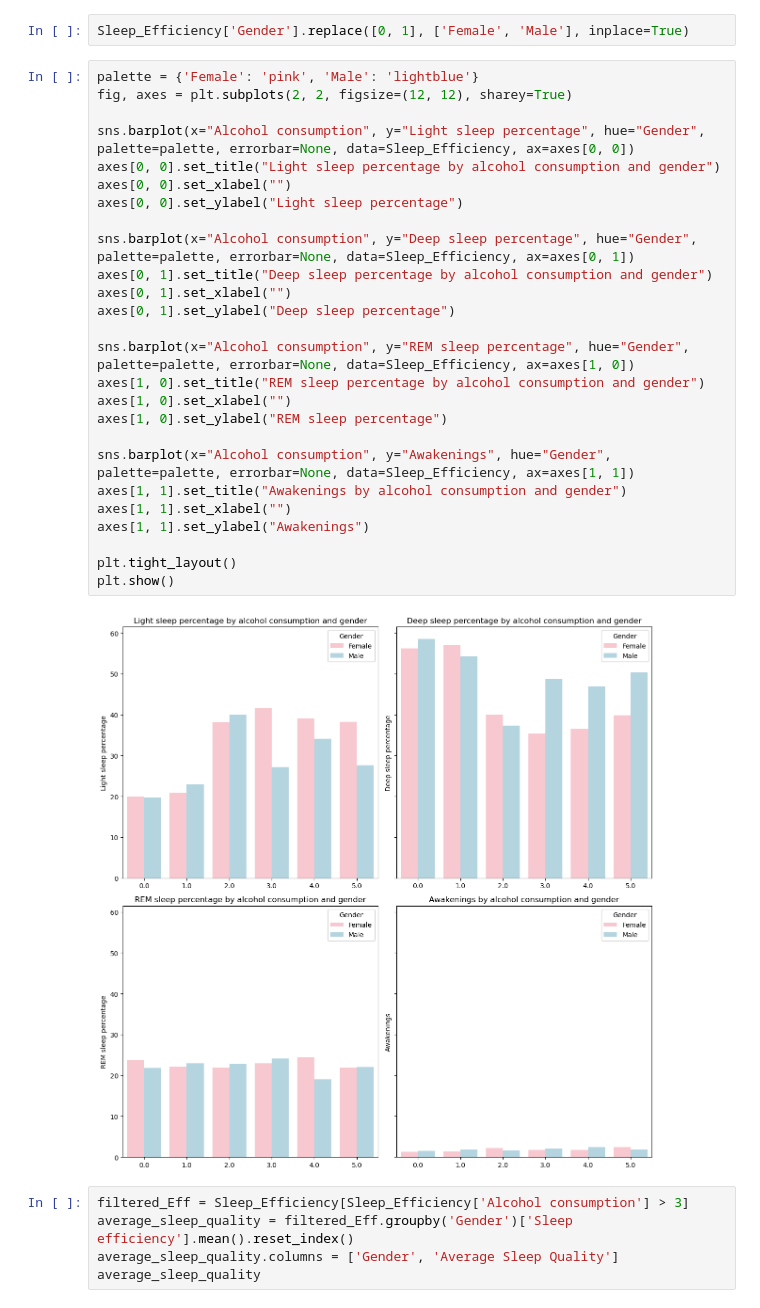
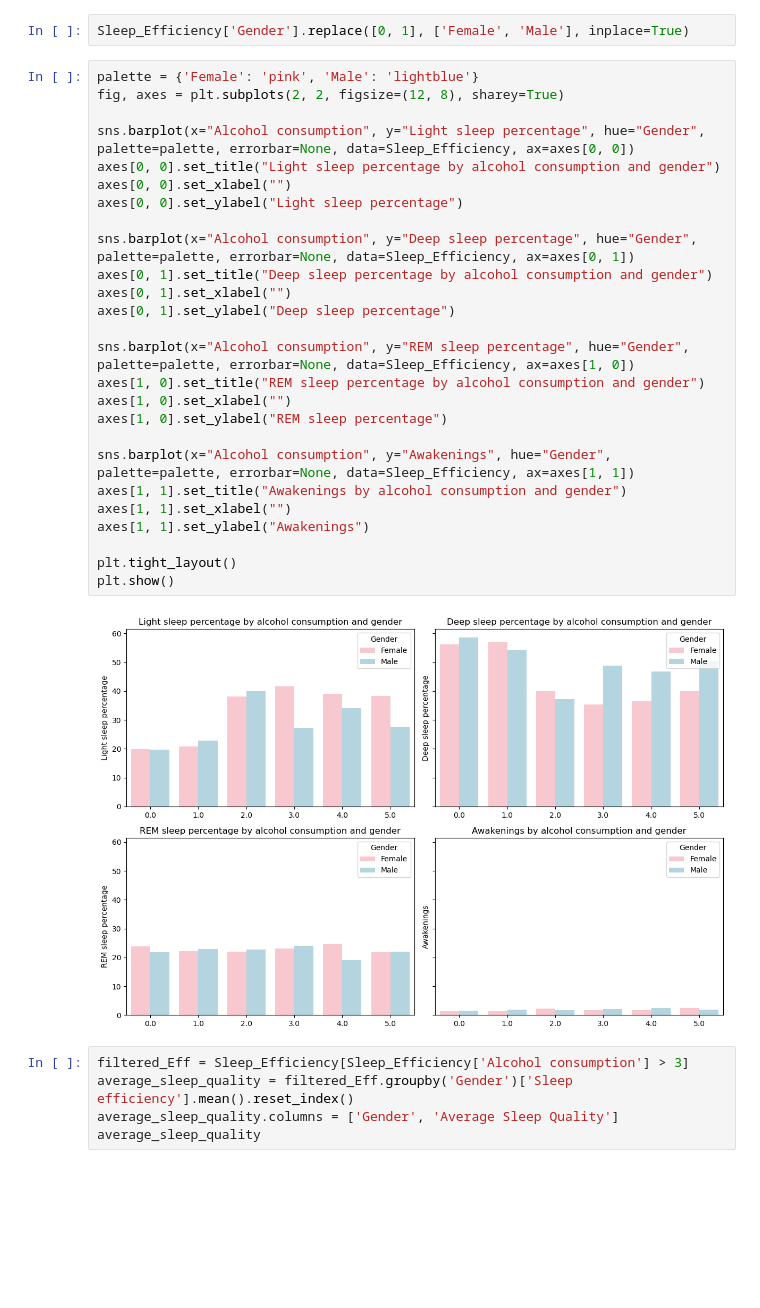
Before and after one commit to ZoeyKulp/Sleep-Efficiency, a Jupyter notebook: updated_sleep_eff_pro (1).ipynb, the cells around one changed output. Saved outputs shown, nothing was run; the diff lists cells and outputs as text; blank space fills up the shorter version.

```diff
--- a/updated_sleep_eff_pro (1).ipynb
+++ b/updated_sleep_eff_pro (1).ipynb
@@ -134,32 +139,32 @@ sns.heatmap(correlation_matrix,vmin=0 , vmax = 1,cmap='Blues' , annot=True);
 Sleep_Efficiency['Gender'].replace([0, 1], ['Female', 'Male'], inplace=True)
 # %%
 palette = {'Female': 'pink', 'Male': 'lightblue'}
-fig, axes = plt.subplots(2, 2, figsize=(12, 12), sharey=True)
+fig, axes = plt.subplots(2, 2, figsize=(12, 8), sharey=True)
 
 sns.barplot(x="Alcohol consumption", y="Light sleep percentage", hue="Gender", palette=palette, errorbar=None, data=Sleep_Efficiency, ax=axes[0, 0])
 axes[0, 0].set_title("Light sleep percentage by alcohol consumption and gender")
 axes[0, 0].set_xlabel("")
 axes[0, 0].set_ylabel("Light sleep percentage")
 
 sns.barplot(x="Alcohol consumption", y="Deep sleep percentage", hue="Gender", palette=palette, errorbar=None, data=Sleep_Efficiency, ax=axes[0, 1])
 axes[0, 1].set_title("Deep sleep percentage by alcohol consumption and gender")
 axes[0, 1].set_xlabel("")
 axes[0, 1].set_ylabel("Deep sleep percentage")
 
 sns.barplot(x="Alcohol consumption", y="REM sleep percentage", hue="Gender", palette=palette, errorbar=None, data=Sleep_Efficiency, ax=axes[1, 0])
 axes[1, 0].set_title("REM sleep percentage by alcohol consumption and gender")
 axes[1, 0].set_xlabel("")
 axes[1, 0].set_ylabel("REM sleep percentage")
 
 sns.barplot(x="Alcohol consumption", y="Awakenings", hue="Gender", palette=palette, errorbar=None, data=Sleep_Efficiency, ax=axes[1, 1])
 axes[1, 1].set_title("Awakenings by alcohol consumption and gender")
 axes[1, 1].set_xlabel("")
 axes[1, 1].set_ylabel("Awakenings")
 
 plt.tight_layout()
 plt.show()
 # %% [output]
-[figure, old version]
+[figure, new version]
 # %%
 filtered_Eff = Sleep_Efficiency[Sleep_Efficiency['Alcohol consumption'] > 3]
 average_sleep_quality = filtered_Eff.groupby('Gender')['Sleep efficiency'].mean().reset_index()
```
Also changed, not shown: parts of 41 cells of this notebook.
